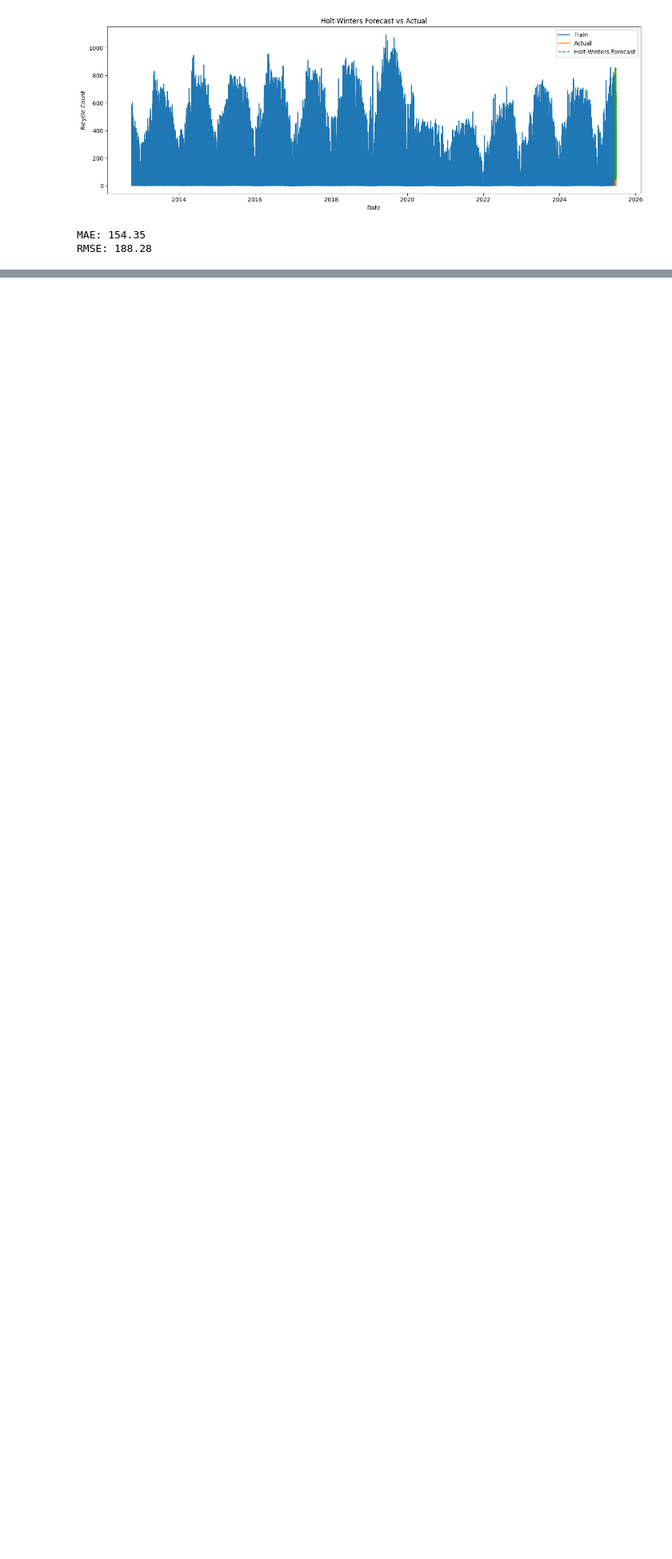
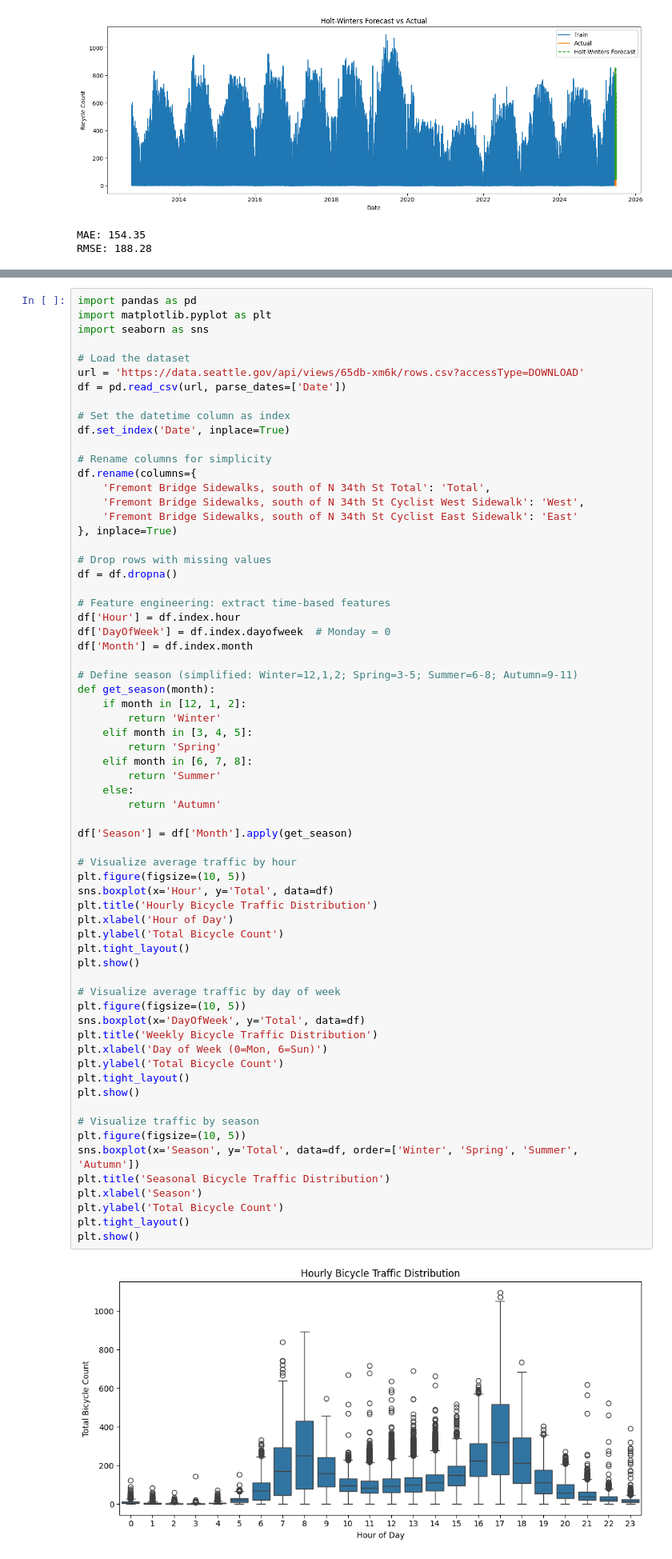
Before and after one commit to Bruno-Medeiross/Repeat_CA_MLB_FT, a Jupyter notebook: fremont_analysis.ipynb, the cells around one changed output, grey strips where cells are left out. Shown at 80% size. Saved outputs shown, nothing was run; the diff lists cells and outputs as text; blank space fills up the shorter version.

Commit message:
Add Section 1: Clustering analysis on bicycle traffic by time, day, and season

```diff
--- a/fremont_analysis.ipynb
+++ b/fremont_analysis.ipynb
@@ -267,0 +272,68 @@ RMSE: 188.28
+# %%
+import pandas as pd
+import matplotlib.pyplot as plt
+import seaborn as sns
+
+# Load the dataset
+url = 'https://data.seattle.gov/api/views/65db-xm6k/rows.csv?accessType=DOWNLOAD'
+df = pd.read_csv(url, parse_dates=['Date'])
+
+# Set the datetime column as index
+df.set_index('Date', inplace=True)
+
+# Rename columns for simplicity
+df.rename(columns={
+    'Fremont Bridge Sidewalks, south of N 34th St Total': 'Total',
+    'Fremont Bridge Sidewalks, south of N 34th St Cyclist West Sidewalk': 'West',
+    'Fremont Bridge Sidewalks, south of N 34th St Cyclist East Sidewalk': 'East'
+}, inplace=True)
+
+# Drop rows with missing values
+df = df.dropna()
+
+# Feature engineering: extract time-based features
+df['Hour'] = df.index.hour
+df['DayOfWeek'] = df.index.dayofweek  # Monday = 0
+df['Month'] = df.index.month
+
+# Define season (simplified: Winter=12,1,2; Spring=3-5; Summer=6-8; Autumn=9-11)
+def get_season(month):
+    if month in [12, 1, 2]:
+        return 'Winter'
+    elif month in [3, 4, 5]:
+        return 'Spring'
+    elif month in [6, 7, 8]:
+        return 'Summer'
+    else:
+        return 'Autumn'
+
+df['Season'] = df['Month'].apply(get_season)
+
+# Visualize average traffic by hour
+plt.figure(figsize=(10, 5))
+sns.boxplot(x='Hour', y='Total', data=df)
+plt.title('Hourly Bicycle Traffic Distribution')
+plt.xlabel('Hour of Day')
+plt.ylabel('Total Bicycle Count')
+plt.tight_layout()
+plt.show()
+
+# Visualize average traffic by day of week
+plt.figure(figsize=(10, 5))
+sns.boxplot(x='DayOfWeek', y='Total', data=df)
+plt.title('Weekly Bicycle Traffic Distribution')
+plt.xlabel('Day of Week (0=Mon, 6=Sun)')
+plt.ylabel('Total Bicycle Count')
+plt.tight_layout()
+plt.show()
+
+# Visualize traffic by season
+plt.figure(figsize=(10, 5))
+sns.boxplot(x='Season', y='Total', data=df, order=['Winter', 'Spring', 'Summer', 'Autumn'])
+plt.title('Seasonal Bicycle Traffic Distribution')
+plt.xlabel('Season')
+plt.ylabel('Total Bicycle Count')
+plt.tight_layout()
+plt.show()
+# %% [output]
+[figure, added]
```
Also changed, not shown: parts of 2 cells of this notebook.
